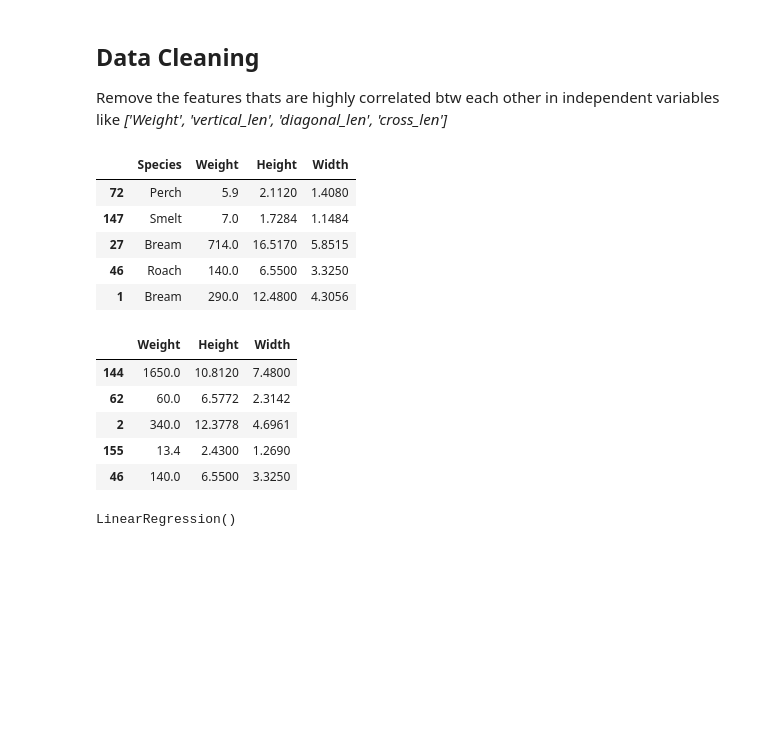
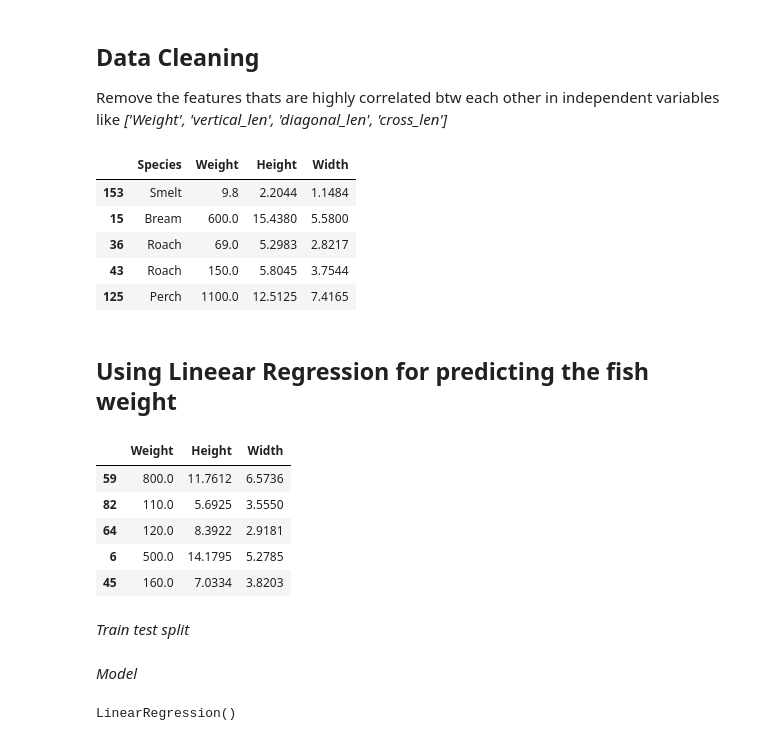
Before and after one commit to dasdebjeet/data_science, a Jupyter notebook: practice/fish_data/model.ipynb, the cells around one changed output. Saved outputs shown, nothing was run; the diff lists cells and outputs as text; code cells hidden in the pictures; blank space fills up the shorter version.

```diff
--- a/practice/Untitled.ipynb
+++ b/practice/fish_data/model.ipynb
@@ -5,7 +11,7 @@ import matplotlib.pyplot as plt
 
 plt.style.use("dark_background")
 # %%
-df = pd.read_csv("../practice/practice_datasets/fish_specices.csv")
+df = pd.read_csv("fish_specices.csv")
 df.sample(5)
 # %% [output]
 |  | Species | Weight | Length1 | Length2 | Length3 | Height | Width |
@@ -100,30 +107,37 @@ plt.show()
 
 Remove the features thats are highly correlated btw each other in independent variables like *['Weight', 'vertical_len', 'diagonal_len', 'cross_len']*
 # %%
-df = df.drop(['vertical_len', 'diagonal_len', 'cross_len'], axis=1)
-df.sample(5)
+df_copy = df.copy()
+df_copy = df_copy.drop(['vertical_len', 'diagonal_len', 'cross_len'], axis=1)
+df_copy.sample(5)
 # %% [output]
 |  | Species | Weight | Height | Width |
-| 72 | Perch | 5.9 | 2.1120 | 1.4080 |
-| 147 | Smelt | 7.0 | 1.7284 | 1.1484 |
-| 27 | Bream | 714.0 | 16.5170 | 5.8515 |
-| 46 | Roach | 140.0 | 6.5500 | 3.3250 |
-| 1 | Bream | 290.0 | 12.4800 | 4.3056 |
+| 153 | Smelt | 9.8 | 2.2044 | 1.1484 |
+| 15 | Bream | 600.0 | 15.4380 | 5.5800 |
+| 36 | Roach | 69.0 | 5.2983 | 2.8217 |
+| 43 | Roach | 150.0 | 5.8045 | 3.7544 |
+| 125 | Perch | 1100.0 | 12.5125 | 7.4165 |
+# %% [markdown]
+## Using Lineear Regression for predicting the fish weight
 # %%
-df1 = df.drop('Species', axis=1)
+df1 = df_copy.drop('Species', axis=1)
 df1.sample(5)
 # %% [output]
 |  | Weight | Height | Width |
-| 144 | 1650.0 | 10.8120 | 7.4800 |
-| 62 | 60.0 | 6.5772 | 2.3142 |
-| 2 | 340.0 | 12.3778 | 4.6961 |
-| 155 | 13.4 | 2.4300 | 1.2690 |
-| 46 | 140.0 | 6.5500 | 3.3250 |
+| 59 | 800.0 | 11.7612 | 6.5736 |
+| 82 | 110.0 | 5.6925 | 3.5550 |
+| 64 | 120.0 | 8.3922 | 2.9181 |
+| 6 | 500.0 | 14.1795 | 5.2785 |
+| 45 | 160.0 | 7.0334 | 3.8203 |
+# %% [markdown]
+*Train test split*
 # %%
 X, y = df1.drop('Weight', axis=1), df1['Weight'].values
 # %%
 from sklearn.model_selection import train_test_split
 X_train, X_test, y_train, y_test = train_test_split(X, y, random_state=42, train_size=0.7)
+# %% [markdown]
+*Model*
 # %%
 from sklearn.linear_model import LinearRegression
 LR_model = LinearRegression()
```
Also changed, not shown: parts of 25 cells of this notebook, 1 other file.
